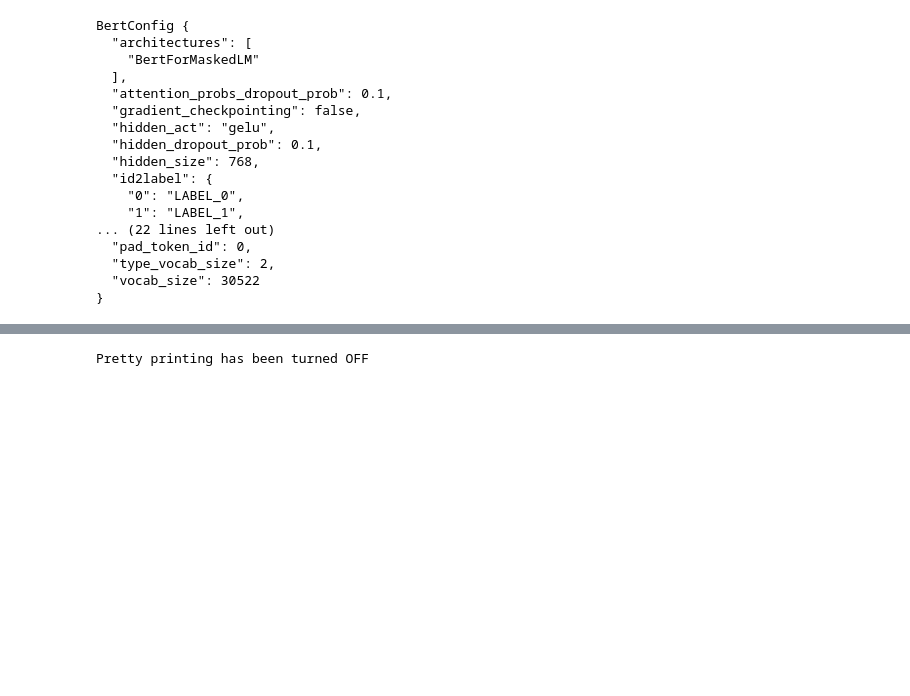
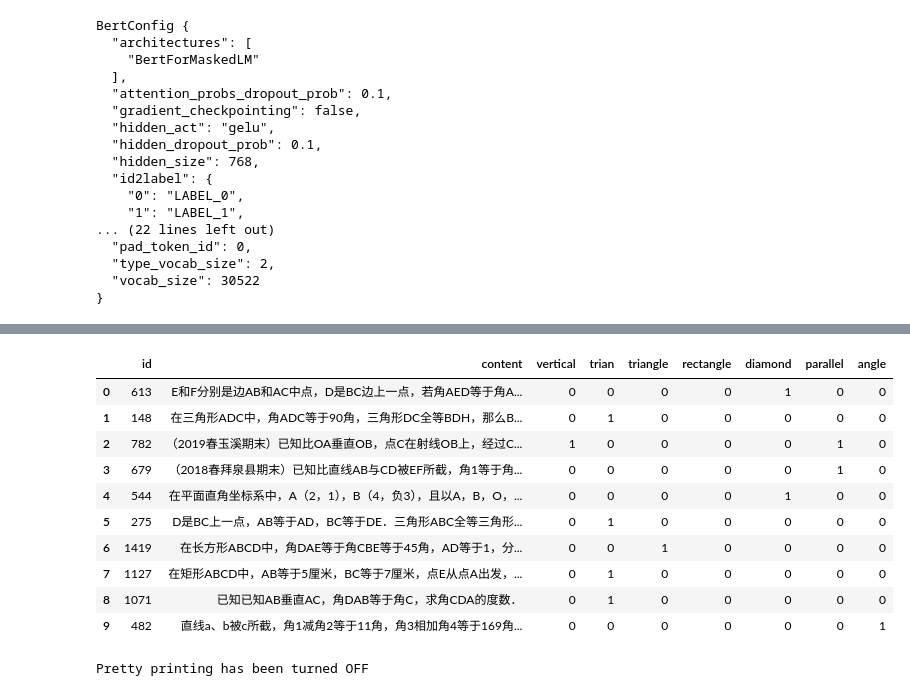
Before and after one commit to q815956089/DLfinal, a Jupyter notebook: bert_algorithm.ipynb, the cells around one changed output, grey strips where cells are left out. Cells and saved outputs as stored; diff of their text form; code cells hidden in the pictures; blank space fills up the shorter version.

```diff
--- a/bert_algorithm.ipynb
+++ b/bert_algorithm.ipynb
@@ -116,6 +116,20 @@ print(test.head())
 4  3036  （2019宿迁）如图，矩形字母字母字母中，线段等于4，线段等于2，点E、F分别在线段、线段上...  ...         0      0
 
 [5 rows x 9 columns]
+# %%
+train[:10]
+# %% [output]
+|  | id | content | vertical | trian | triangle | rectangle | diamond | parallel | angle |
+| 0 | 613 | E和F分别是边AB和AC中点，D是BC边上一点，若角AED等于角A... | 0 | 0 | 0 | 0 | 1 | 0 | 0 |
+| 1 | 148 | 在三角形ADC中，角ADC等于90角，三角形DC全等BDH，那么B... | 0 | 1 | 0 | 0 | 0 | 0 | 0 |
+| 2 | 782 | （2019春玉溪期末）已知比OA垂直OB，点C在射线OB上，经过C... | 1 | 0 | 0 | 0 | 0 | 1 | 0 |
+| 3 | 679 | （2018春拜泉县期末）已知比直线AB与CD被EF所截，角1等于角... | 0 | 0 | 0 | 0 | 0 | 1 | 0 |
+| 4 | 544 | 在平面直角坐标系中，A（2，1），B（4，负3），且以A，B，O，... | 0 | 0 | 0 | 0 | 1 | 0 | 0 |
+| 5 | 275 | D是BC上一点，AB等于AD，BC等于DE．三角形ABC全等三角形... | 0 | 1 | 0 | 0 | 0 | 0 | 0 |
+| 6 | 1419 | 在长方形ABCD中，角DAE等于角CBE等于45角，AD等于1，分... | 0 | 0 | 1 | 0 | 0 | 0 | 0 |
+| 7 | 1127 | 在矩形ABCD中，AB等于5厘米，BC等于7厘米，点E从点A出发，... | 0 | 1 | 0 | 0 | 0 | 0 | 0 |
+| 8 | 1071 | 已知已知AB垂直AC，角DAB等于角C，求角CDA的度数． | 0 | 1 | 0 | 0 | 0 | 0 | 0 |
+| 9 | 482 | 直线a、b被c所截，角1减角2等于11角，角3相加角4等于169角... | 0 | 0 | 0 | 0 | 0 | 0 | 1 |
 # %%
 columns = test.columns[2:]
 train_labels = []
```
